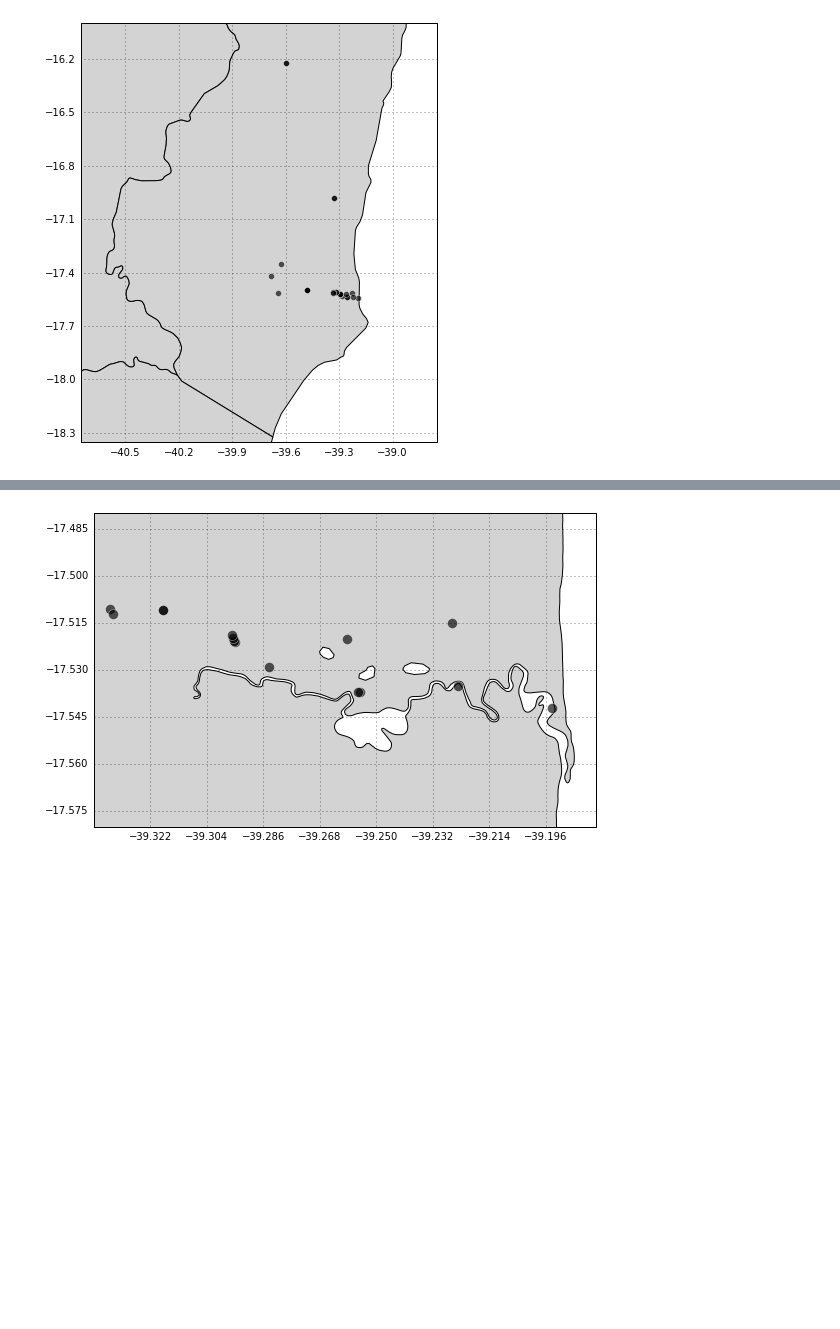
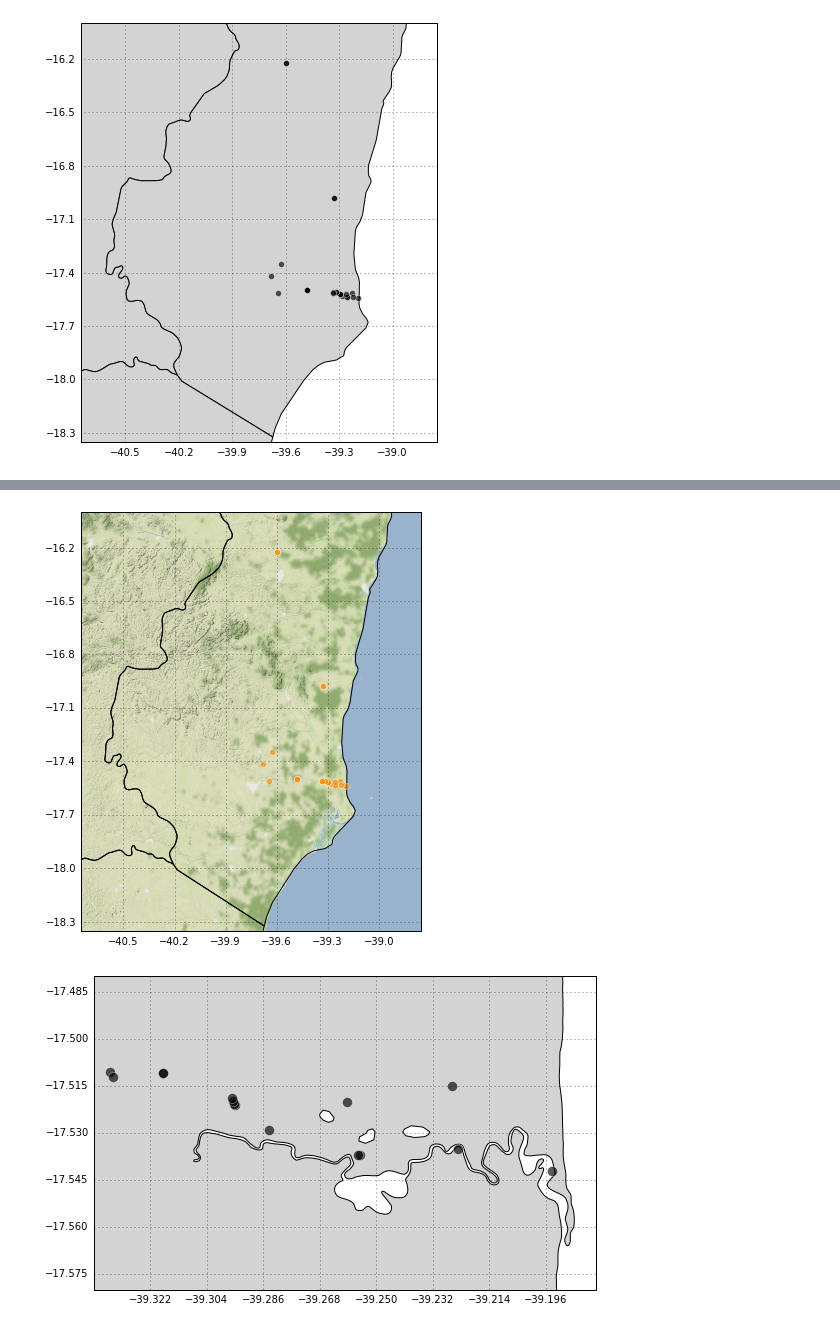
Before and after one commit to juoceano/lecture_figures, a Jupyter notebook: notebooks/2016_PFAs_Bahia_Alcobaca.ipynb, the cells around one changed output, grey strips where cells are left out. Drawn from its saved outputs; the diff is of its cells as text; code cells hidden in the pictures; blank space fills up the shorter version.

```diff
--- a/notebooks/2016_PFAs_Bahia_Alcobaca.ipynb
+++ b/notebooks/2016_PFAs_Bahia_Alcobaca.ipynb
@@ -47,3 +81,21 @@ ax.set_extent(extent)
+# %%
+from cartopy.io.img_tiles import StamenTerrain as tiles
+
+tiler = tiles()
+
+projection = ccrs.PlateCarree()
+
+fig, ax = make_map(projection=tiler.crs)
+
+ax.plot(df['Longitude'], df['Latitude'],
+        transform=ccrs.Geodetic(), **kw)
+gl = ax.gridlines(draw_labels=True)
+gl.xlabels_top = gl.ylabels_right = False
+ax.add_feature(states, facecolor='none')
+ax.set_extent(extent)
+ax.add_image(tiler, 9)
+# %% [output]
+[figure, added]
 # %%
 fig, ax = make_map(figsize=(9, 9))
 
```
Also changed, not shown: parts of 3 cells of this notebook.
